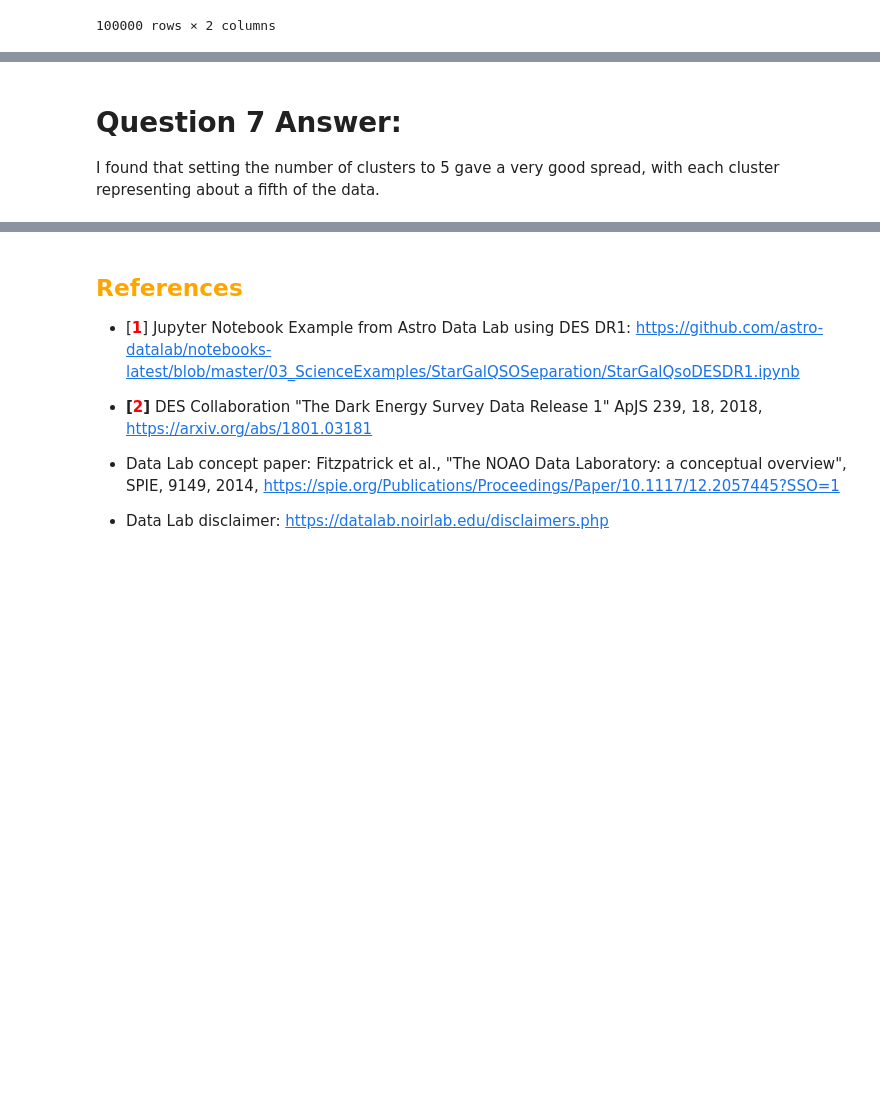
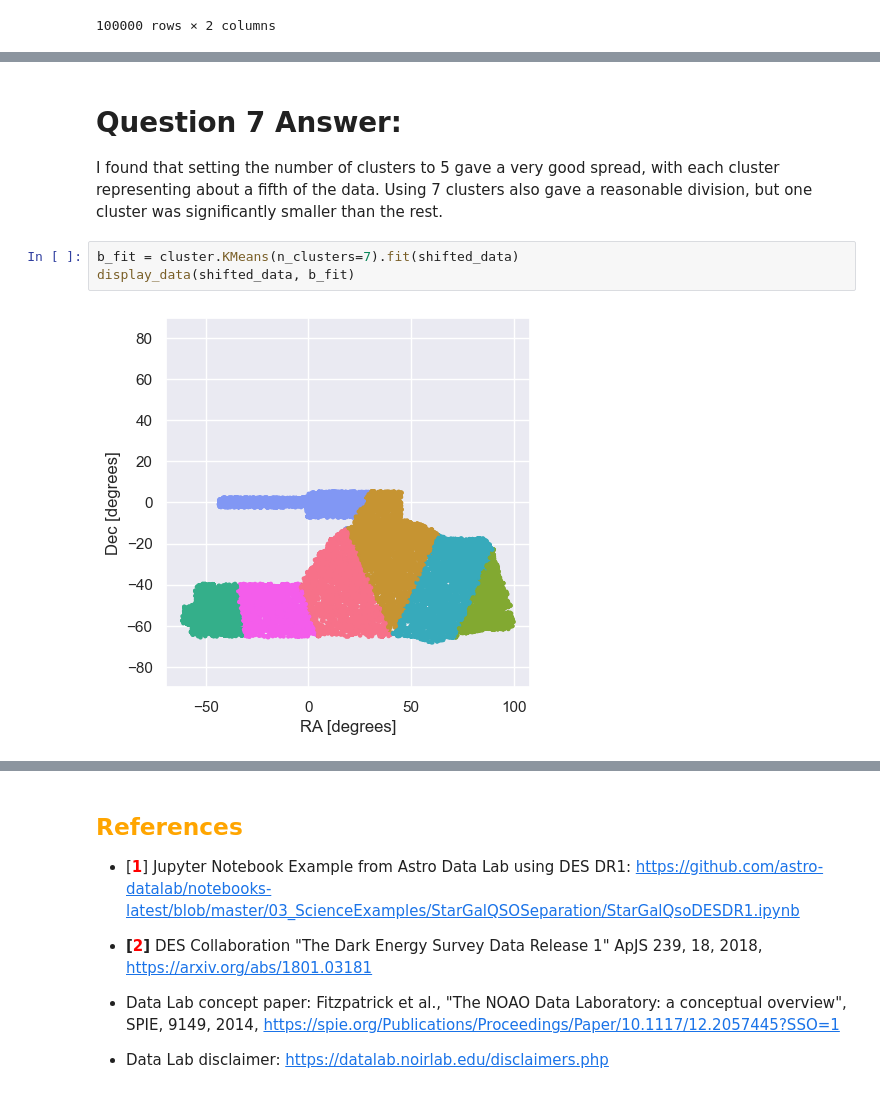
Before and after one commit to Goldartfrog/ComputationalPhysics, a Jupyter notebook: MLPhys/Project_01_DarkEnergySurvey.ipynb, the cells around one changed output, grey strips where cells are left out. Cells and saved outputs as stored; diff of their text form; blank space fills up the shorter version.

```diff
--- a/MLPhys/Project_01_DarkEnergySurvey.ipynb
+++ b/MLPhys/Project_01_DarkEnergySurvey.ipynb
@@ -266,3 +277,8 @@ display_data(shifted_data, b_fit)
 # %% [markdown]
 # Question 7 Answer:
-I found that setting the number of clusters to 5 gave a very good spread, with each cluster representing about a fifth of the data.
+I found that setting the number of clusters to 5 gave a very good spread, with each cluster representing about a fifth of the data. Using 7 clusters also gave a reasonable division, but one cluster was significantly smaller than the rest.
+# %%
+b_fit = cluster.KMeans(n_clusters=7).fit(shifted_data)
+display_data(shifted_data, b_fit)
+# %% [output]
+[figure, added]
```
Also changed, not shown: parts of 8 cells of this notebook, 1 other file.
